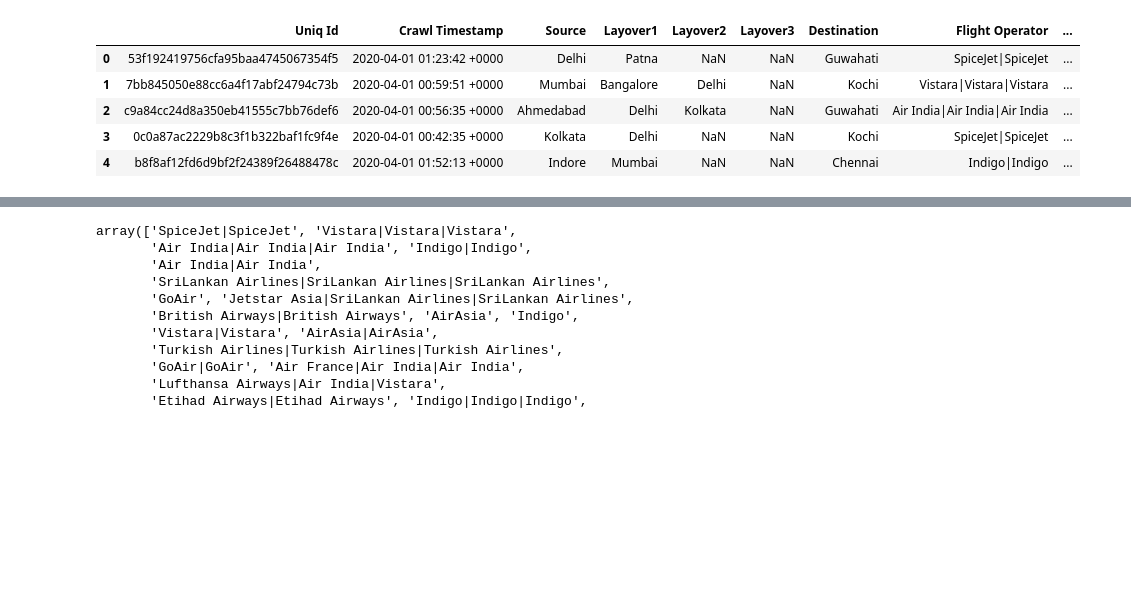
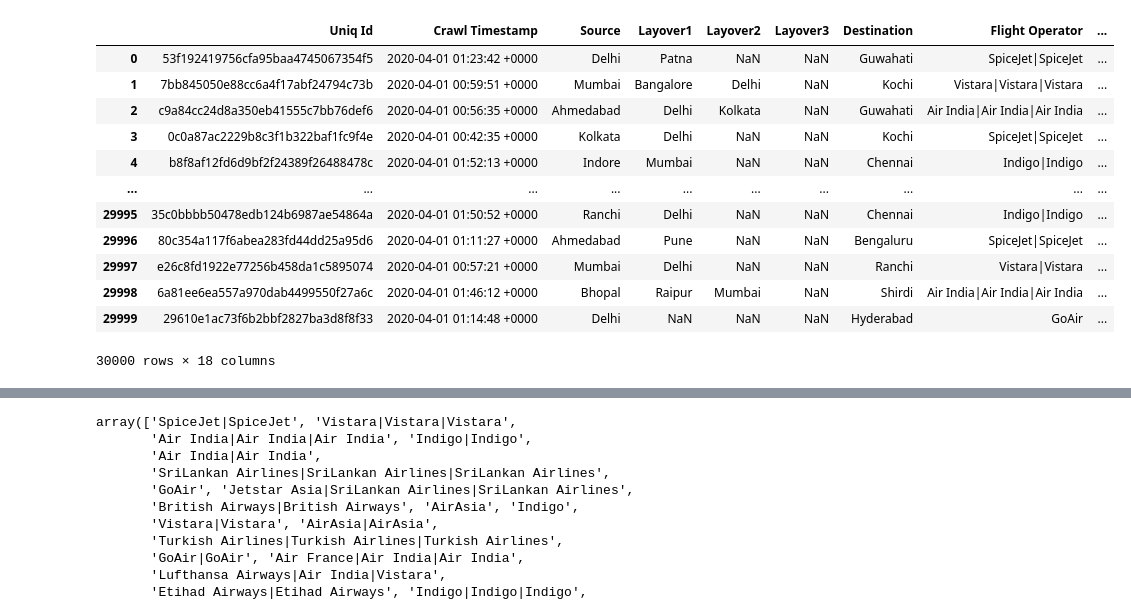
Before and after one commit to MSIA/2022-msia423-Zhao-Ruyang-Project, a Jupyter notebook: notebooks/develop/EDA.ipynb, the cells around one changed output, grey strips where cells are left out. Cells and saved outputs as stored; diff of their text form; code cells hidden in the pictures; blank space fills up the shorter version.

```diff
--- a/notebooks/develop/EDA.ipynb
+++ b/notebooks/develop/EDA.ipynb
@@ -2,11 +2,18 @@
 import pandas as pd
 df = pd.read_csv('marketing_sample_for_easemytrip_in-easemytrip_flights_fares__20200401_20200630__30k_data.csv')
 # %%
-df.head()
+df
 # %% [output]
 |  | Uniq Id | Crawl Timestamp | Source | Layover1 | Layover2 | Layover3 | Destination | Flight Operator | ... |
 | 0 | 53f192419756cfa95baa4745067354f5 | 2020-04-01 01:23:42 +0000 | Delhi | Patna | NaN | NaN | Guwahati | SpiceJet|SpiceJet | ... |
 | 1 | 7bb845050e88cc6a4f17abf24794c73b | 2020-04-01 00:59:51 +0000 | Mumbai | Bangalore | Delhi | NaN | Kochi | Vistara|Vistara|Vistara | ... |
 | 2 | c9a84cc24d8a350eb41555c7bb76def6 | 2020-04-01 00:56:35 +0000 | Ahmedabad | Delhi | Kolkata | NaN | Guwahati | Air India|Air India|Air India | ... |
 | 3 | 0c0a87ac2229b8c3f1b322baf1fc9f4e | 2020-04-01 00:42:35 +0000 | Kolkata | Delhi | NaN | NaN | Kochi | SpiceJet|SpiceJet | ... |
 | 4 | b8f8af12fd6d9bf2f24389f26488478c | 2020-04-01 01:52:13 +0000 | Indore | Mumbai | NaN | NaN | Chennai | Indigo|Indigo | ... |
+| ... | ... | ... | ... | ... | ... | ... | ... | ... | ... |
+| 29995 | 35c0bbbb50478edb124b6987ae54864a | 2020-04-01 01:50:52 +0000 | Ranchi | Delhi | NaN | NaN | Chennai | Indigo|Indigo | ... |
+| 29996 | 80c354a117f6abea283fd44dd25a95d6 | 2020-04-01 01:11:27 +0000 | Ahmedabad | Pune | NaN | NaN | Bengaluru | SpiceJet|SpiceJet | ... |
+| 29997 | e26c8fd1922e77256b458da1c5895074 | 2020-04-01 00:57:21 +0000 | Mumbai | Delhi | NaN | NaN | Ranchi | Vistara|Vistara | ... |
+| 29998 | 6a81ee6ea557a970dab4499550f27a6c | 2020-04-01 01:46:12 +0000 | Bhopal | Raipur | Mumbai | NaN | Shirdi | Air India|Air India|Air India | ... |
+| 29999 | 29610e1ac73f6b2bbf2827ba3d8f8f33 | 2020-04-01 01:14:48 +0000 | Delhi | NaN | NaN | NaN | Hyderabad | GoAir | ... |
+30000 rows × 18 columns
```
Also changed, not shown: parts of 5 cells of this notebook.
